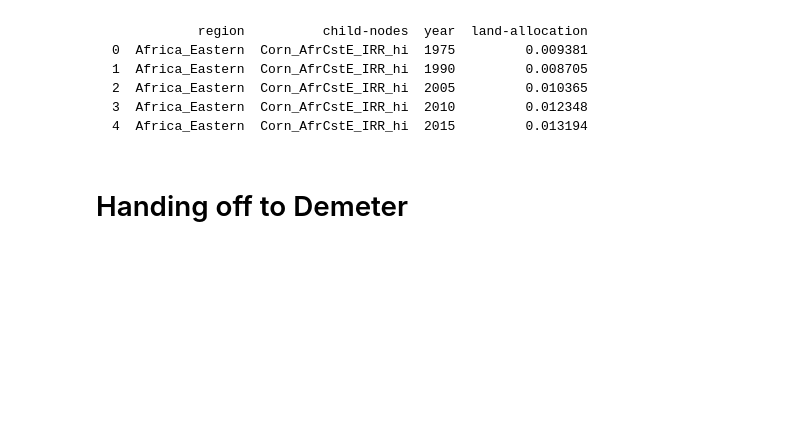
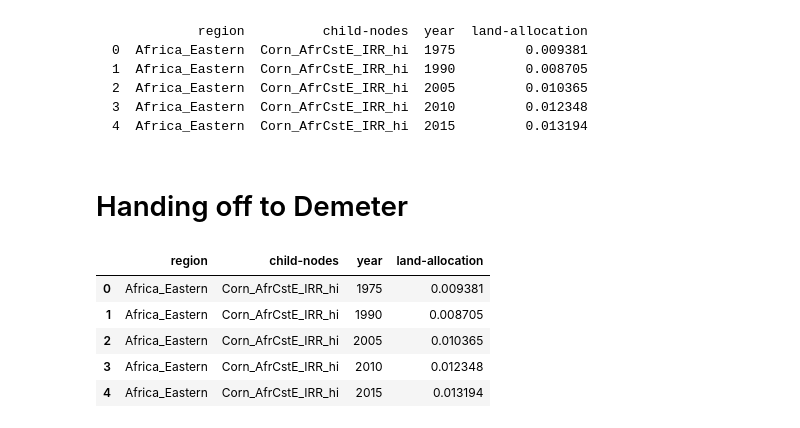
Before and after one commit to JGCRI/gcam_demeter_clinic, a Jupyter notebook: notebooks/gcam_demeter_demo.ipynb, the cells around one changed output. Drawn from its saved outputs; the diff is of its cells as text; code cells hidden in the pictures; blank space fills up the shorter version.

Commit message:
set pickle input temporarily

````diff
--- a/notebooks/gcam_demeter_demo.ipynb
+++ b/notebooks/gcam_demeter_demo.ipynb
@@ -596,3 +600,16 @@ land_df.head()
 ```
 # %% [markdown]
 # Handing off to Demeter
+# %%
+# TODO:  read directly from the `land_df` producted by gcamwrapper; right now, read the content from a
+#  pickled file locally for testing
+land_df = pd.read_pickle('/Users/d3y010/projects/gcamwrapper/output/land_alloc.pkl')
+
+land_df.head()
+# %% [output]
+|  | region | child-nodes | year | land-allocation |
+| 0 | Africa_Eastern | Corn_AfrCstE_IRR_hi | 1975 | 0.009381 |
+| 1 | Africa_Eastern | Corn_AfrCstE_IRR_hi | 1990 | 0.008705 |
+| 2 | Africa_Eastern | Corn_AfrCstE_IRR_hi | 2005 | 0.010365 |
+| 3 | Africa_Eastern | Corn_AfrCstE_IRR_hi | 2010 | 0.012348 |
+| 4 | Africa_Eastern | Corn_AfrCstE_IRR_hi | 2015 | 0.013194 |
````
Also changed, not shown: parts of 3 cells of this notebook.
